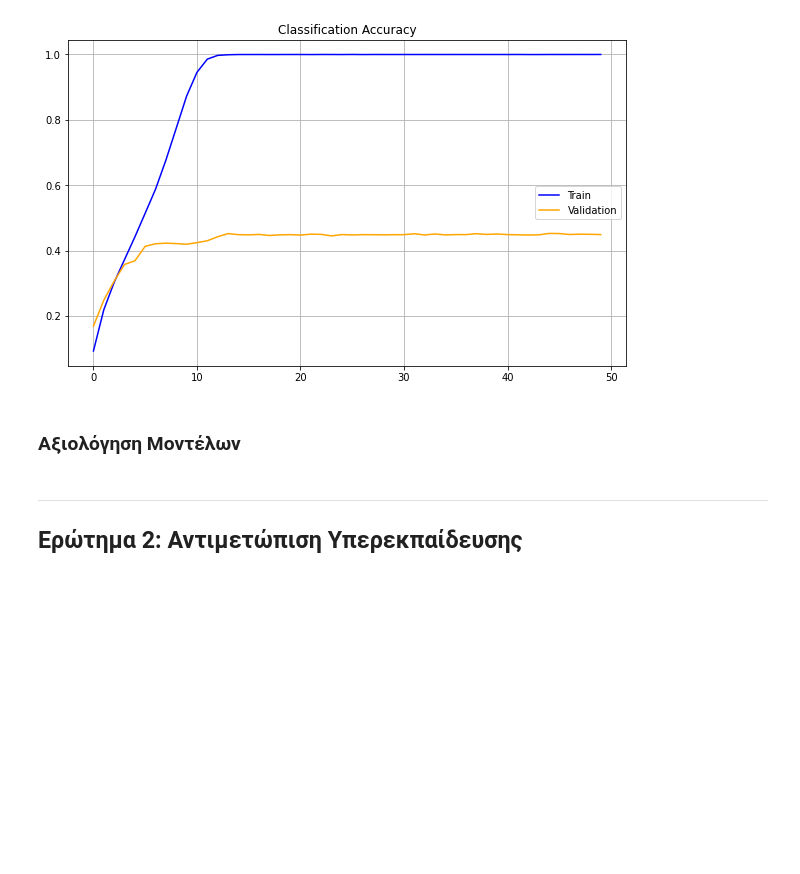
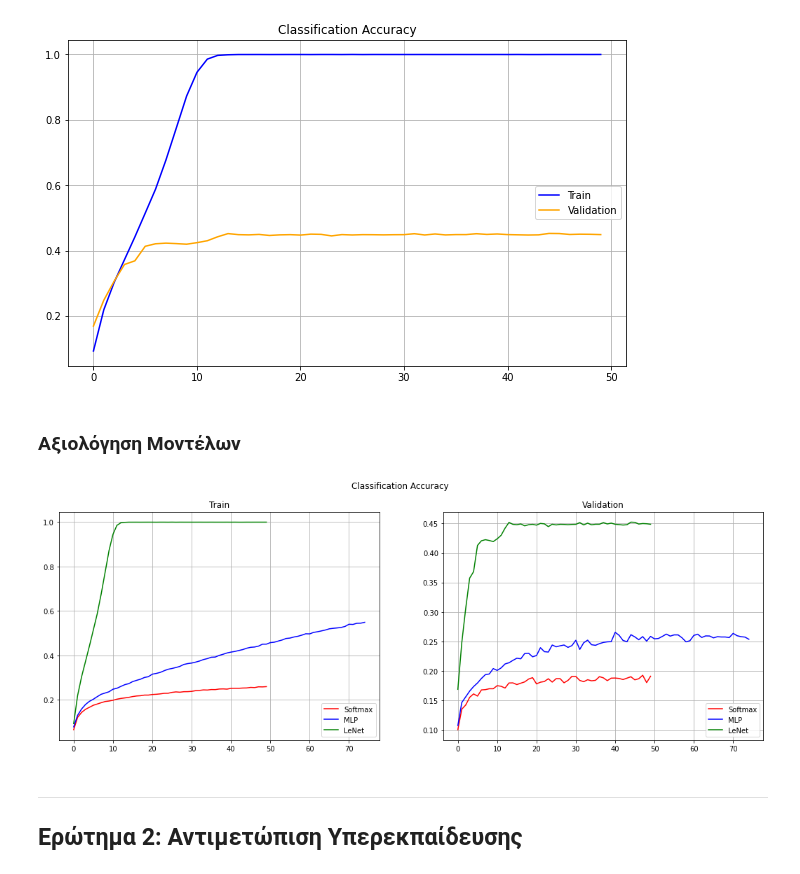
Before and after one commit to sonqo/ntua-ypsilon, a Jupyter notebook: 5_Image_Video_Analysis_Processing/CIFAR_100/CIFAR.ipynb, the cells around one changed output. Cells and saved outputs as stored; diff of their text form; code cells hidden in the pictures; blank space fills up the shorter version.

Commit message:
Completed Softmax, LeNet, CNN2 baseline training, correcions on visulization functions

```diff
--- a/5_Image_Video_Analysis_Processing/CIFAR_100/CIFAR.ipynb
+++ b/5_Image_Video_Analysis_Processing/CIFAR_100/CIFAR.ipynb
@@ -187,6 +187,29 @@ def model_report(model, history, evaluation_steps=10):
 	plt = summarize_diagnostics(history)
 	plt.show()
 	model_evaluation(model, evaluation_steps)
+
+def summarize_all_diagnostics(m1, m2, m3):
+	plt.figure(figsize=(18, 6))
+	plt.suptitle('Classification Accuracy')
+	plt.subplot(121)
+	plt.title('Train')
+	plt.plot(m1['accuracy'], color='red', label='Softmax')
+	plt.plot(m2['accuracy'], color='blue', label='MLP')
+	plt.plot(m3['accuracy'], color='green', label='LeNet')
+	# plt.plot(m4['accuracy'], color='orange', label='CNN1')
+	# plt.plot(m5['accuracy'], color='magenta', label='CNN2')
+	plt.legend(loc='lower right')
+	plt.grid()
+	plt.subplot(122)
+	plt.title('Validation')
+	plt.plot(m1['val_accuracy'], color='red', label='Softmax')
+	plt.plot(m2['val_accuracy'], color='blue', label='MLP')
+	plt.plot(m3['val_accuracy'], color='green', label='LeNet')
+	# plt.plot(m4['val_accuracy'], color='orange', label='CNN1')
+	# plt.plot(m5['val_accuracy'], color='magenta', label='CNN2')
+	plt.legend(loc='lower right')
+	plt.grid()
+	plt.show()
 # %% [markdown]
 ---
 
@@ -559,6 +582,17 @@ summarize_diagnostics(CNN2_MODEL_ADAGRAD_history)
 [figure]
 # %% [markdown]
 ### Αξιολόγηση Μοντέλων
+# %%
+# Reload best history according to accuracy-loss
+m1 = json.load(open('SOFTMAX_MODEL_ADAM.json', 'r'))
+m2 = json.load(open('MLP_MODEL_ADAM.json', 'r'))
+# m3 = json.load(open('', 'r'))
+# m4 = json.load(open('', 'r'))
+m5 = json.load(open('CNN2_MODEL_ADAGRAD.json', 'r'))
+# %%
+summarize_all_diagnostics(m1, m2, m5)
+# %% [output]
+[figure, added]
 # %% [markdown]
 ---
 
```
Also changed, not shown: parts of 2 cells of this notebook.
